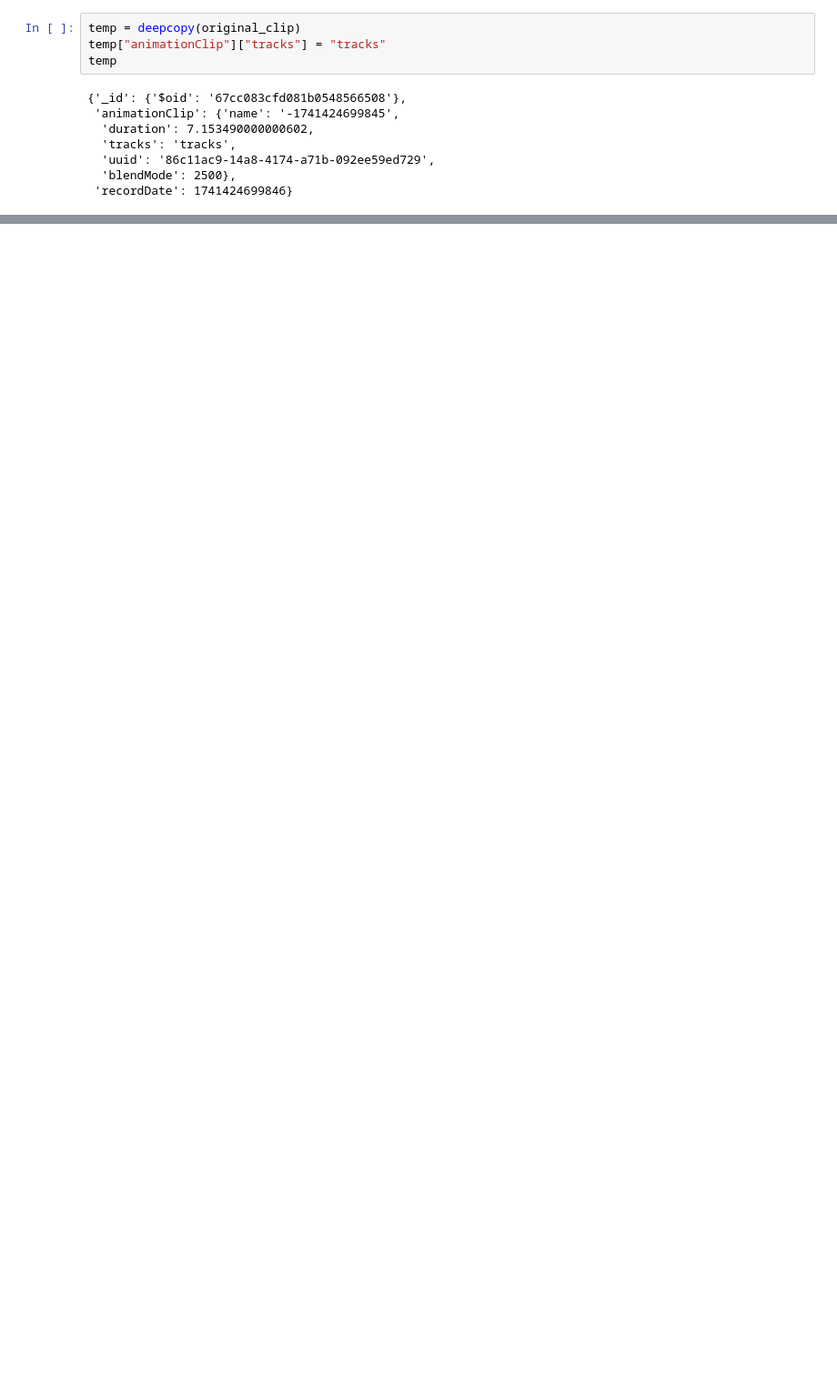
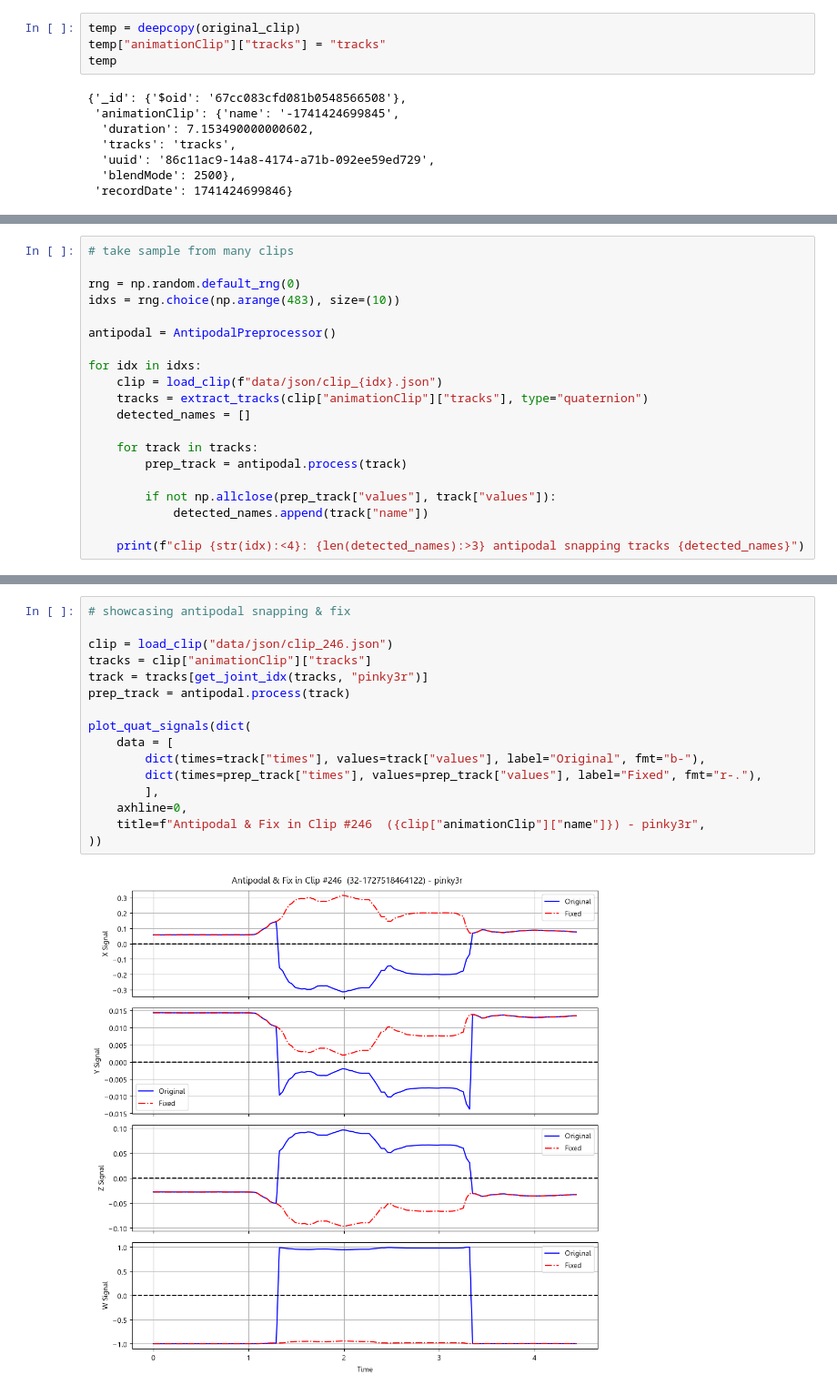
Before and after one commit to NEWisREAL1/JustSigns-MoCap-Compression-Prototype, a Jupyter notebook: notebooks/04_Quaternions_Compression.ipynb, the cells around one changed output, grey strips where cells are left out. Shown at 91% size. Saved outputs shown, nothing was run; the diff lists cells and outputs as text; blank space fills up the shorter version.

```diff
--- a/notebooks/04_Quaternions_Compression.ipynb
+++ b/notebooks/04_Quaternions_Compression.ipynb
@@ -111,0 +118,20 @@ plt.show()
+# %%
+# take sample from many clips
+
+rng = np.random.default_rng(0)
+idxs = rng.choice(np.arange(483), size=(10))
+
+antipodal = AntipodalPreprocessor()
+
+for idx in idxs:
+    clip = load_clip(f"data/json/clip_{idx}.json")
+    tracks = extract_tracks(clip["animationClip"]["tracks"], type="quaternion")
+    detected_names = []
+
+    for track in tracks:
+        prep_track = antipodal.process(track)
+
+        if not np.allclose(prep_track["values"], track["values"]):
+            detected_names.append(track["name"])
+
+    print(f"clip {str(idx):<4}: {len(detected_names):>3} antipodal snapping tracks {detected_names}")
@@ -111,0 +149,18 @@ plt.show()
+# %%
+# showcasing antipodal snapping & fix
+
+clip = load_clip("data/json/clip_246.json")
+tracks = clip["animationClip"]["tracks"]
+track = tracks[get_joint_idx(tracks, "pinky3r")]
+prep_track = antipodal.process(track)
+
+plot_quat_signals(dict(
+    data = [
+        dict(times=track["times"], values=track["values"], label="Original", fmt="b-"),
+        dict(times=prep_track["times"], values=prep_track["values"], label="Fixed", fmt="r-."),
+        ],
+    axhline=0,
+    title=f"Antipodal & Fix in Clip #246  ({clip["animationClip"]["name"]}) - pinky3r",
+))
+# %% [output]
+[figure, added]
```
Also changed, not shown: parts of 59 cells of this notebook, 25 other files.
